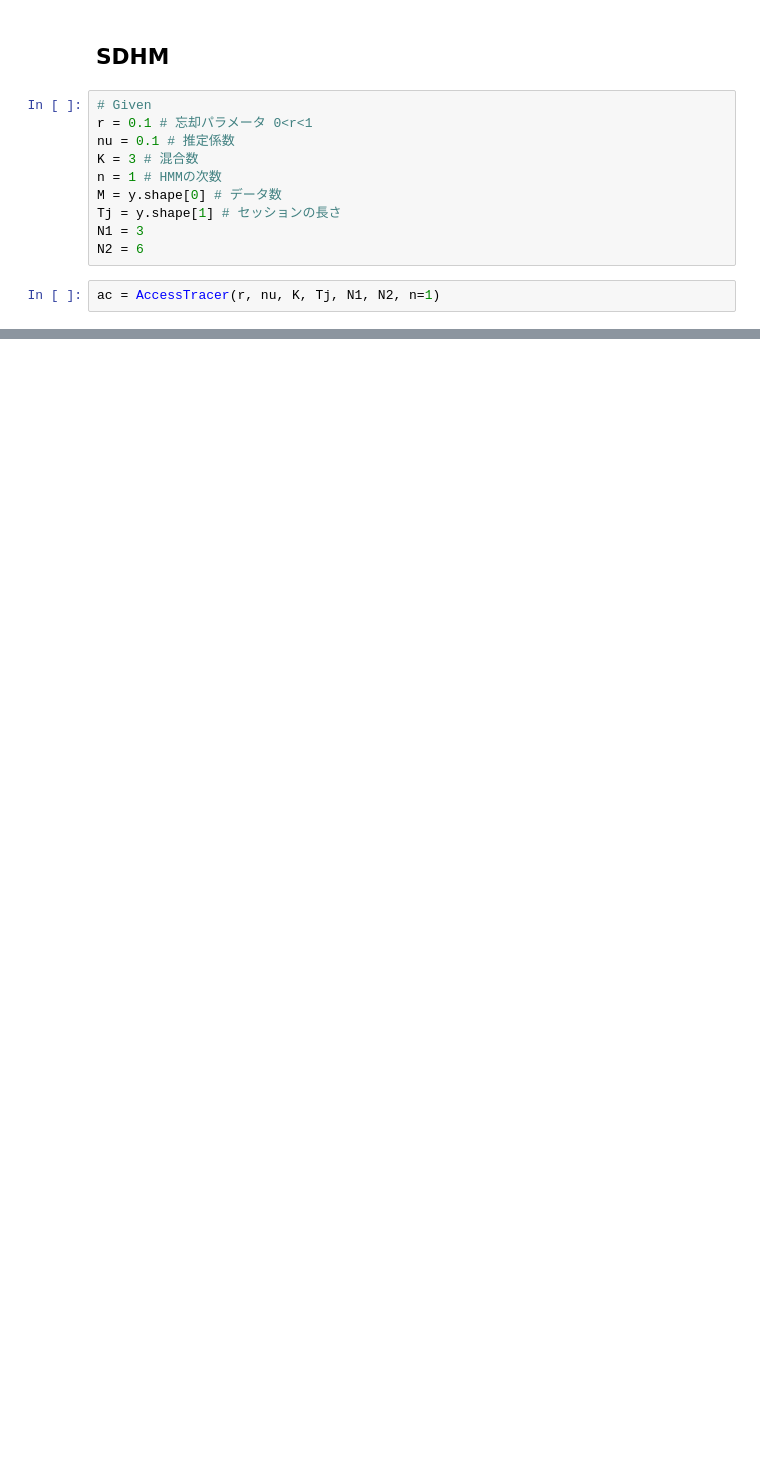
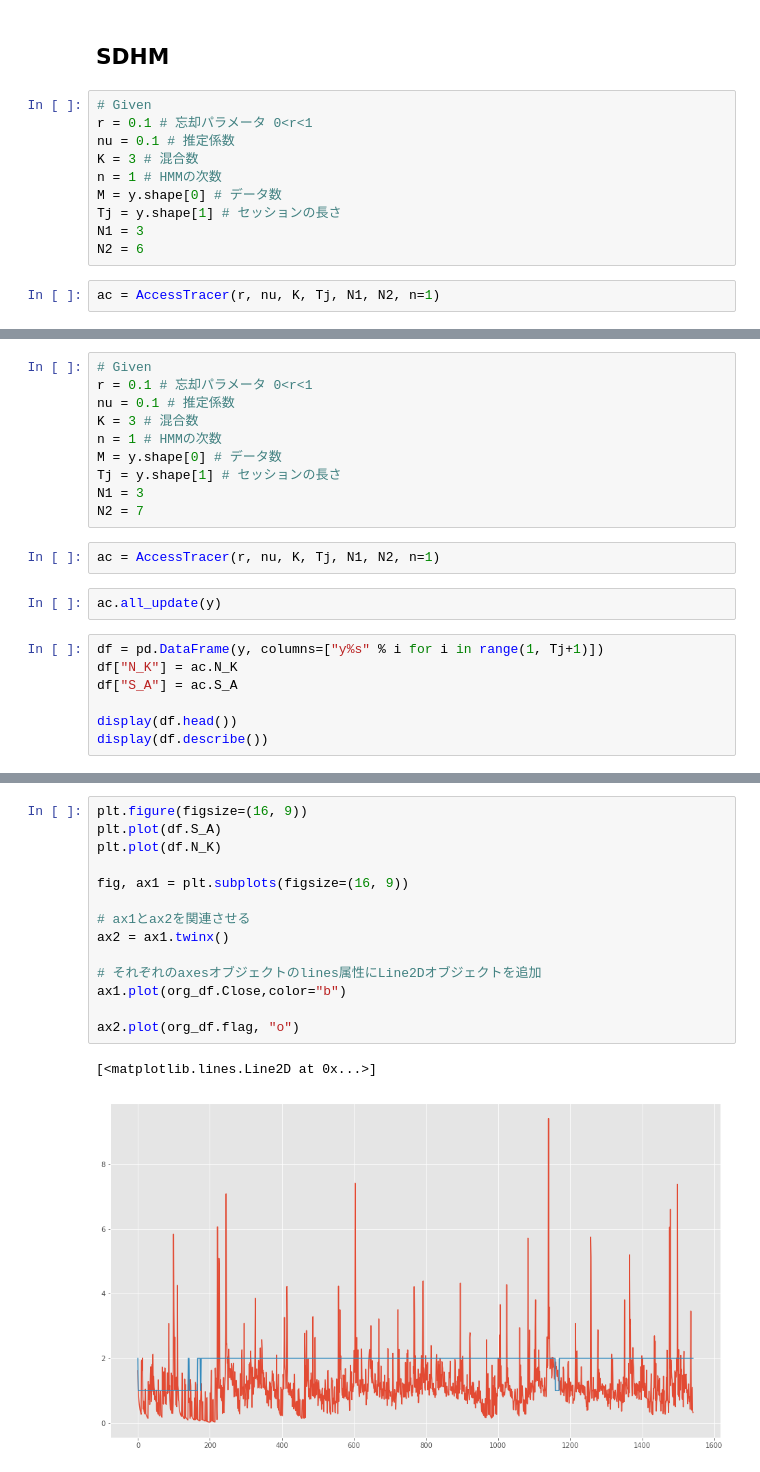
Before and after one commit to satetsu007/anomaly_detection, a Jupyter notebook: ipynb/AccessTracer.ipynb, the cells around one changed output, grey strips where cells are left out. Saved outputs shown, nothing was run; the diff lists cells and outputs as text; blank space fills up the shorter version.

Commit message:
AccessTracerの実験

```diff
--- a/ipynb/AccessTracer.ipynb
+++ b/ipynb/AccessTracer.ipynb
@@ -136,0 +156,21 @@ plt.plot(df.N_K)
+# %%
+# Given
+r = 0.1 # 忘却パラメータ 0<r<1
+nu = 0.1 # 推定係数
+K = 3 # 混合数
+n = 1 # HMMの次数
+M = y.shape[0] # データ数
+Tj = y.shape[1] # セッションの長さ
+N1 = 3
+N2 = 7
+# %%
+ac = AccessTracer(r, nu, K, Tj, N1, N2, n=1)
+# %%
+ac.all_update(y)
+# %%
+df = pd.DataFrame(y, columns=["y%s" % i for i in range(1, Tj+1)])
+df["N_K"] = ac.N_K
+df["S_A"] = ac.S_A
+
+display(df.head())
+display(df.describe())
@@ -136,0 +193,17 @@ plt.plot(df.N_K)
+# %%
+plt.figure(figsize=(16, 9))
+plt.plot(df.S_A)
+plt.plot(df.N_K)
+
+fig, ax1 = plt.subplots(figsize=(16, 9))
+
+# ax1とax2を関連させる
+ax2 = ax1.twinx()
+
+# それぞれのaxesオブジェクトのlines属性にLine2Dオブジェクトを追加
+ax1.plot(org_df.Close,color="b")
+
+ax2.plot(org_df.flag, "o")
+# %% [output]
+[<matplotlib.lines.Line2D at 0x...>]
+[figure, added]
```
Also changed, not shown: parts of 14 cells of this notebook.
